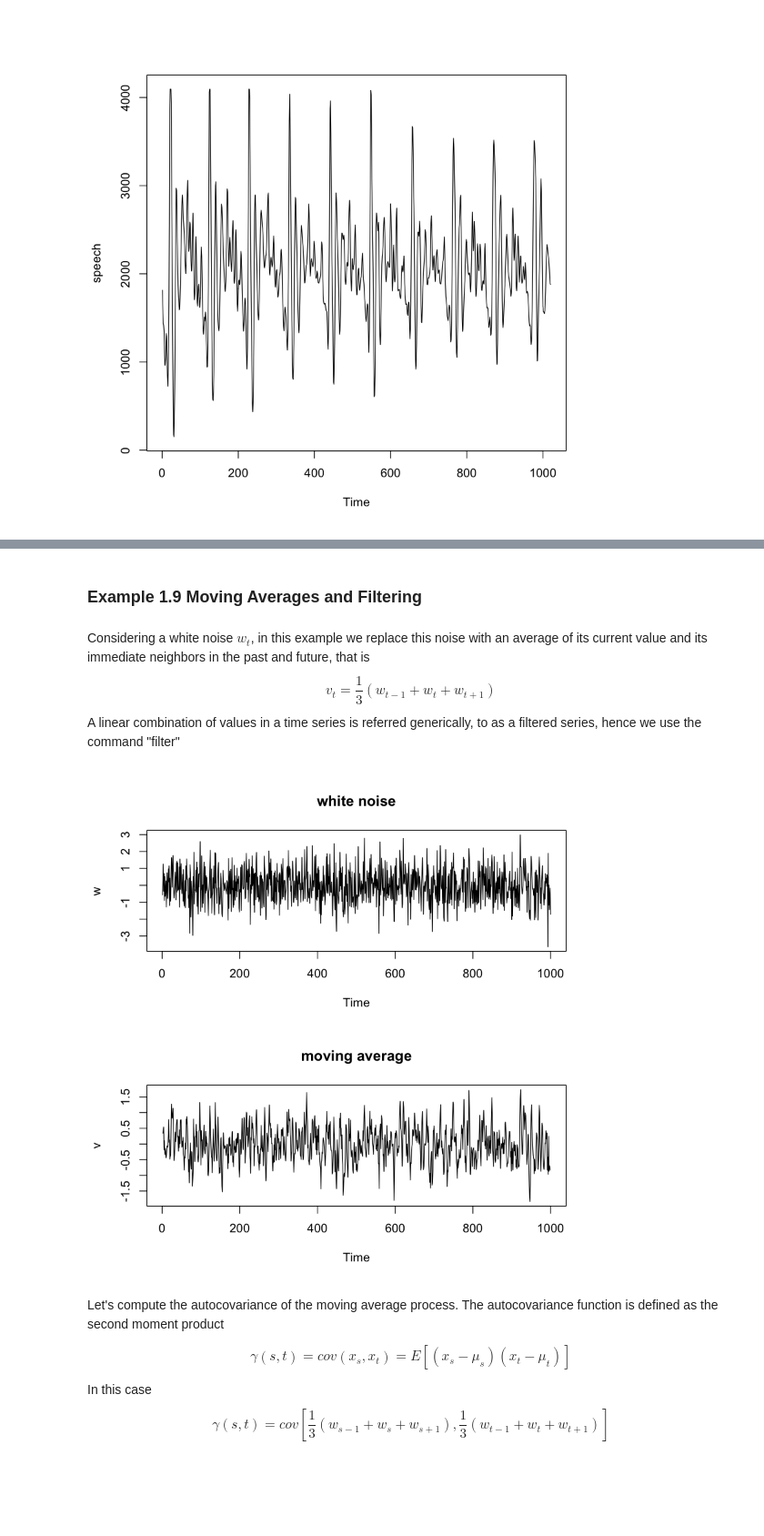
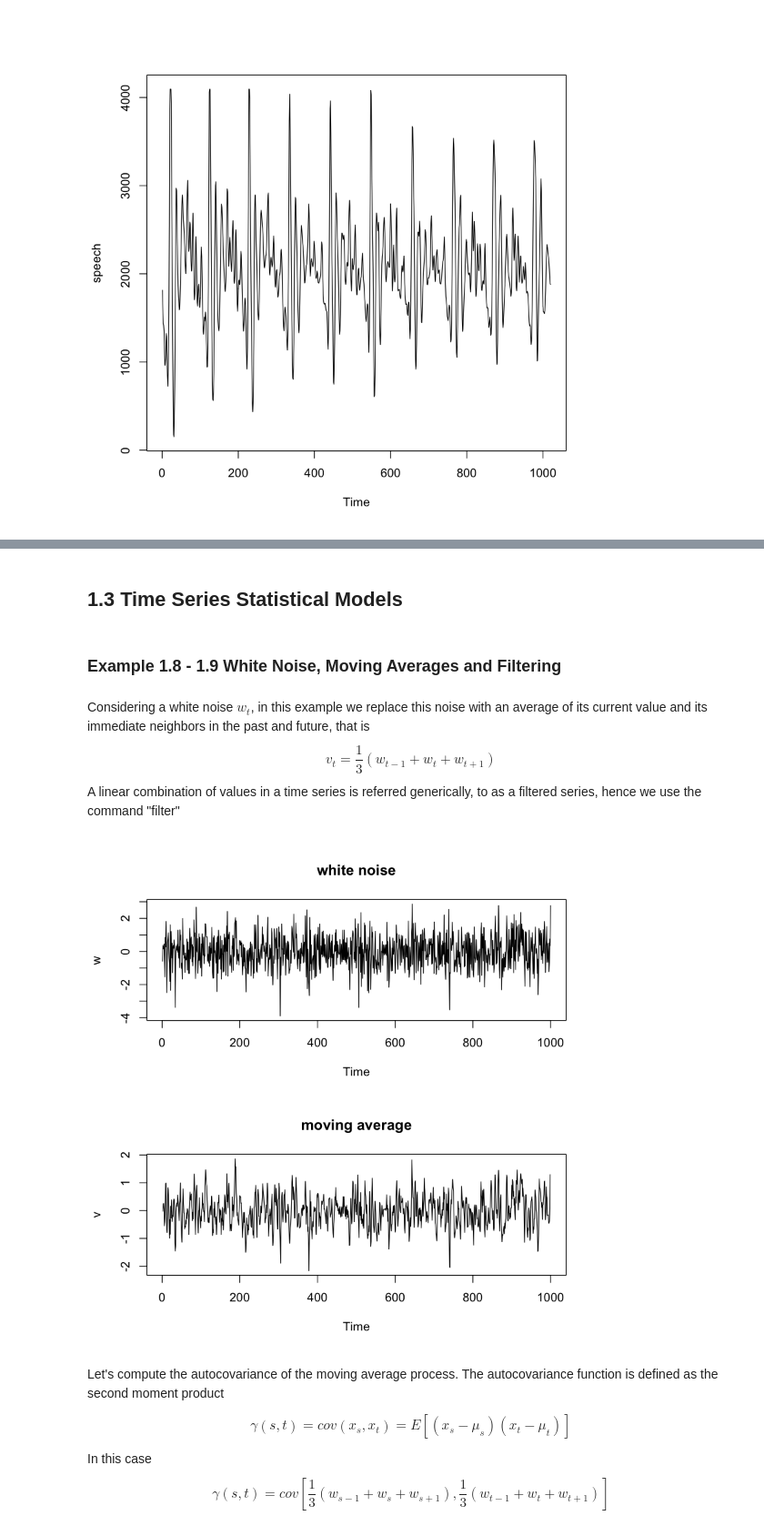
Before and after one commit to gdlunga/working, a Jupyter notebook: R/books/Time Series Analysis and Its Applications/notebooks/chapter_1.ipynb, the cells around one changed output, grey strips where cells are left out. Shown at 91% size. Cells and saved outputs as stored; diff of their text form; code cells hidden in the pictures; blank space fills up the shorter version.

```diff
--- a/R/books/Time Series Analysis and Its Applications/notebooks/chapter_1.ipynb
+++ b/R/books/Time Series Analysis and Its Applications/notebooks/chapter_1.ipynb
@@ -22,5 +69,7 @@ plot(nyse, ylab="NYSE Returns")
+# %% [markdown]
+## 1.3 Time Series Statistical Models
 # %% [markdown]
-### Example 1.9 Moving Averages and Filtering
+### Example 1.8 - 1.9 White Noise, Moving Averages and Filtering
 # %% [markdown]
 Considering a white noise $w_t$, in this example we replace this noise with an average of its current value and its immediate neighbors in the past and future, that is
 $$ v_t=\frac{1}{3}(w_{t-1} + w_t + w_{t+1})$$
@@ -28,11 +77,16 @@ A linear combination of values in a time series is referred generically, to as a
 # %%
 w=rnorm(1000)
 v=filter(w,sides=2,filter=rep(1/3,3))
 par(mfrow=c(2,1))
 plot.ts(w, main='white noise')
 plot.ts(v, main='moving average')
+
+# Same computation of the previous example with an user defined function
+ma <- function(x,n=3){filter(x,rep(1/n,n), sides=2)}
+w=rnorm(1000)
+v=ma(w)
 # %% [output]
-[figure, old version]
+[figure, new version]
 # %% [markdown]
 Let's compute the autocovariance of the moving average process. The autocovariance function is defined as the second moment product
 
```
Also changed, not shown: parts of 18 cells of this notebook.
